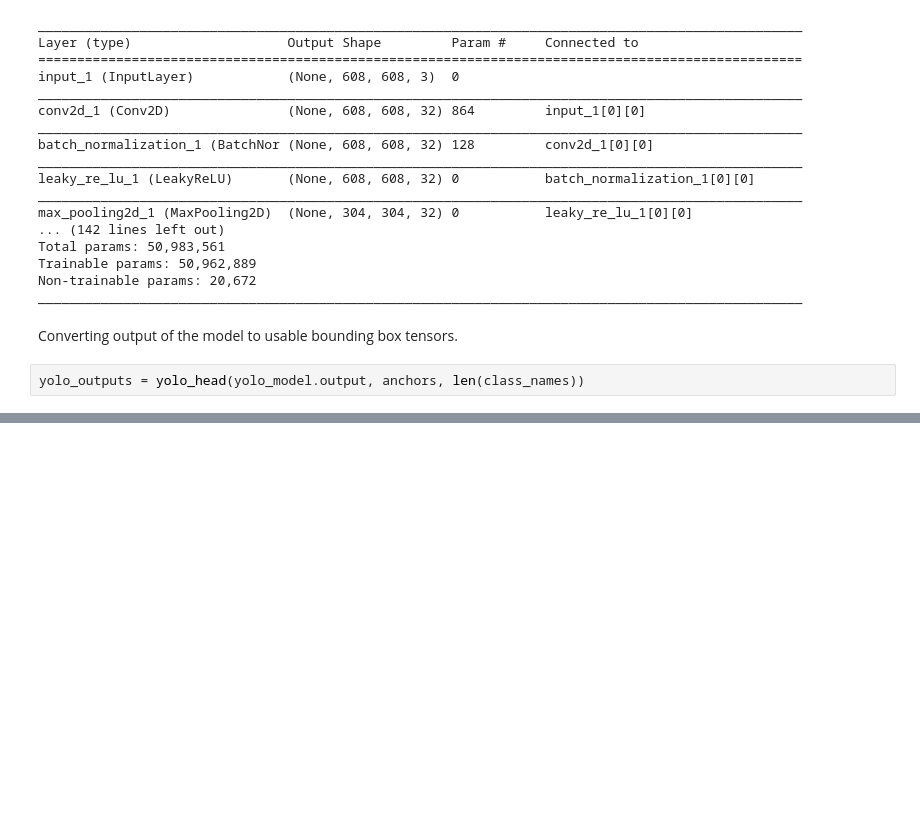
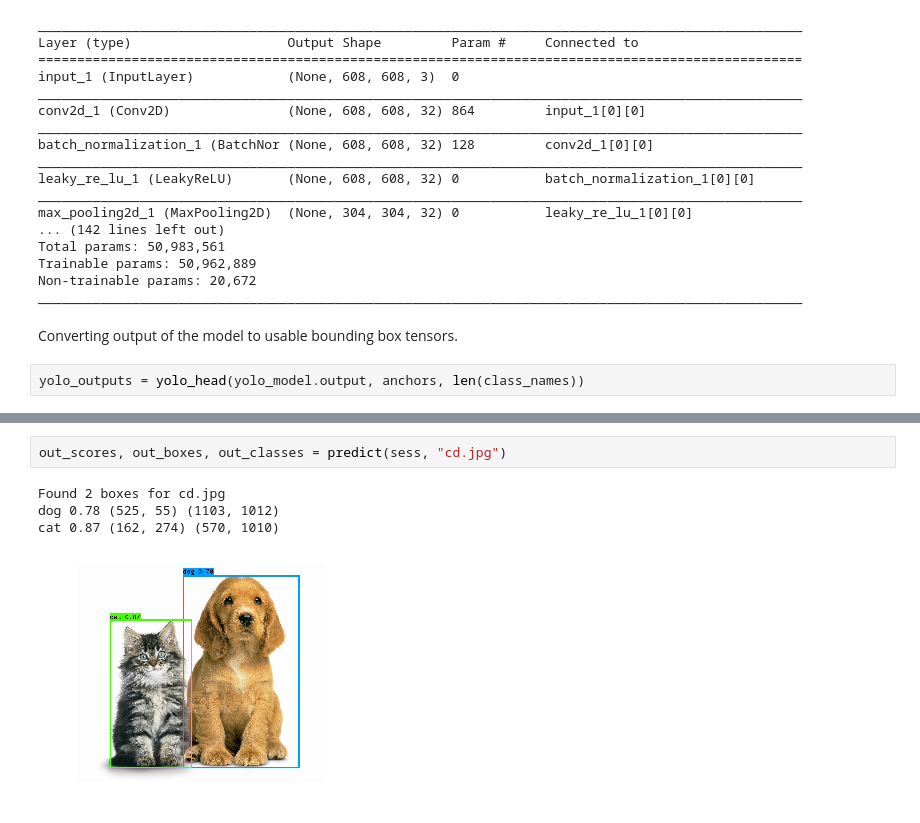
Before and after one commit to manankshastri/Object-Detection, a Jupyter notebook: ObjectDetection-YoloV2.ipynb, the cells around one changed output, grey strips where cells are left out. Saved outputs shown, nothing was run; the diff lists cells and outputs as text; blank space fills up the shorter version.

```diff
--- a/ObjectDetection-YoloV2.ipynb
+++ b/ObjectDetection-YoloV2.ipynb
@@ -237,0 +237,7 @@ bicycle 0.84 (135, 140) (768, 576)
+# %%
+out_scores, out_boxes, out_classes = predict(sess, "cd.jpg")
+# %% [output]
+Found 2 boxes for cd.jpg
+dog 0.78 (525, 55) (1103, 1012)
+cat 0.87 (162, 274) (570, 1010)
+[figure, added]
```
Also changed, not shown: parts of 14 cells of this notebook, 16 other files.
